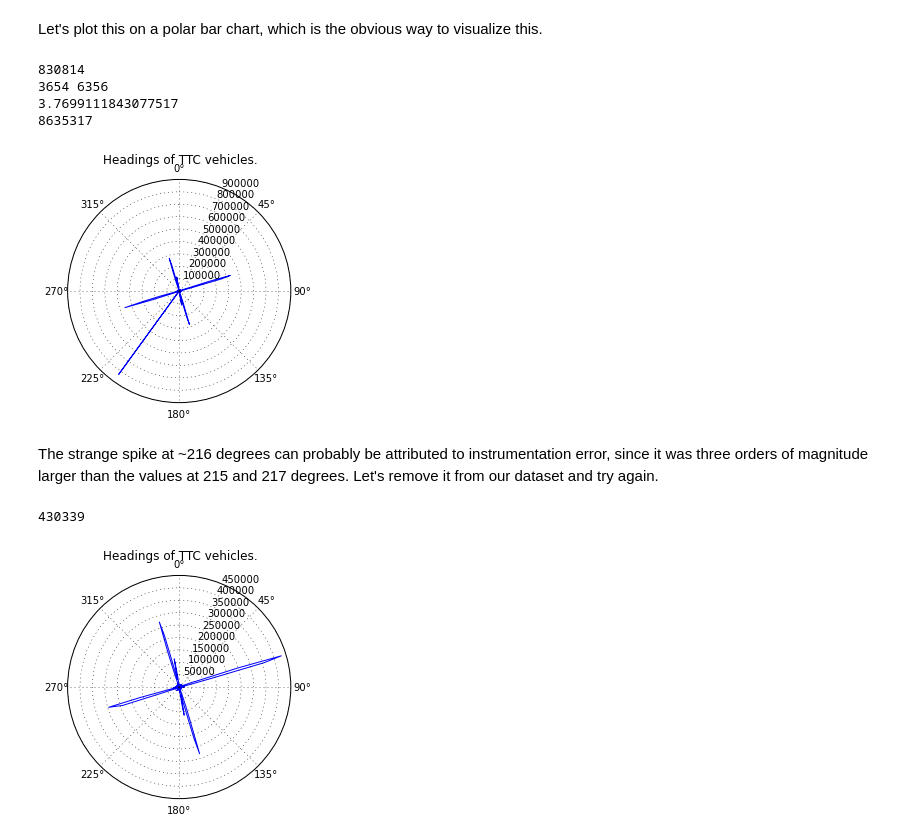
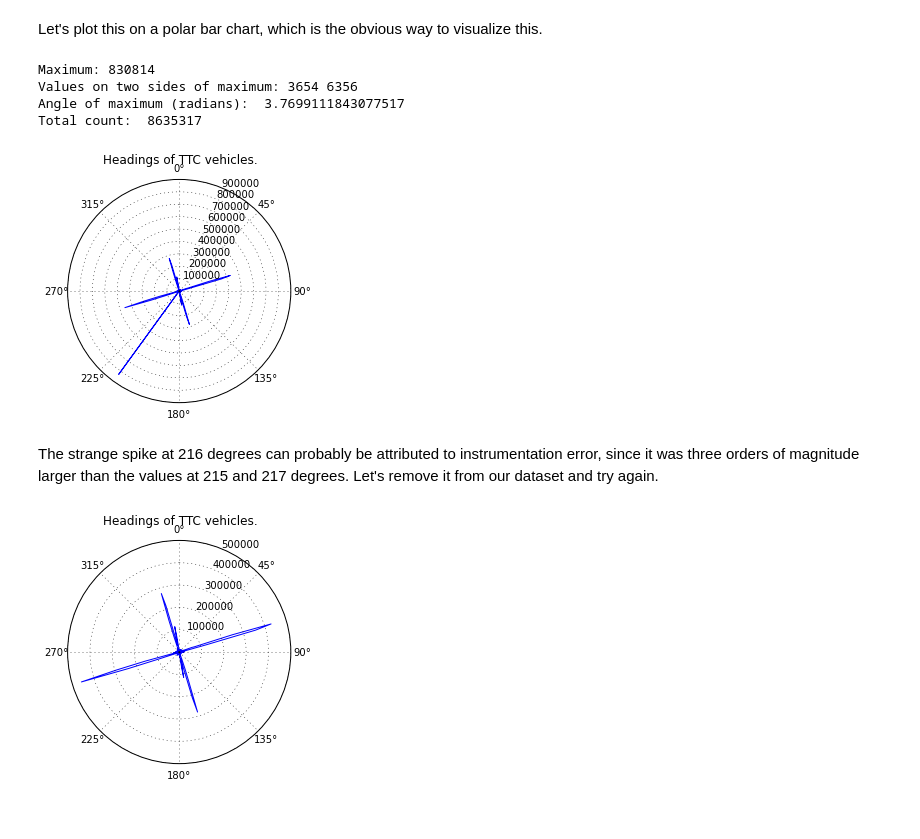
Before and after one commit to ericye16/TTC-Report, a Jupyter notebook: Data Summative.ipynb, the cells around one changed output. Cells and saved outputs as stored; diff of their text form; code cells hidden in the pictures.

```diff
--- a/Data Summative.ipynb
+++ b/Data Summative.ipynb
@@ -331,31 +380,29 @@ ax.grid(True)
 ax.set_theta_direction(-1)
 ax.set_theta_zero_location('N')
 plt.title("Headings of TTC vehicles.")
-print(max(r))
-print(r[r.index(max(r)) -1 ], r[r.index(max(r)) + 1])
-print(theta[r.index(max(r))])
-print(sum(r))
+print("Maximum: %s"% max(r))
+print("Values on two sides of maximum:",r[r.index(max(r)) -1 ], r[r.index(max(r)) + 1])
+print("Angle of maximum (radians): ", theta[r.index(max(r))])
+print("Total count: ", sum(r))
 # %% [output]
-830814
-3654 6356
-3.7699111843077517
-8635317
+Maximum: 830814
+Values on two sides of maximum: 3654 6356
+Angle of maximum (radians):  3.7699111843077517
+Total count:  8635317
 [figure]
 # %% [markdown]
-The strange spike at ~216 degrees can probably be attributed to instrumentation error, since it was three orders of magnitude larger than the values at 215 and 217 degrees. Let's remove it from our dataset and try again.
+The strange spike at 216 degrees can probably be attributed to instrumentation error, since it was three orders of magnitude larger than the values at 215 and 217 degrees. Let's remove it from our dataset and try again.
 # %%
 spike_idx = r.index(max(r))
 del r[spike_idx]
 del theta[spike_idx]
 
 ax = plt.subplot(111, polar=True)
 ax.plot(theta, r)
 ax.grid(True)
 
 ax.set_theta_direction(-1)
 ax.set_theta_zero_location('N')
-plt.title("Headings of TTC vehicles.")
-print(max(r))
+ti = plt.title("Headings of TTC vehicles.")
 # %% [output]
-430339
-[figure, old version]
+[figure, new version]
```
Also changed, not shown: parts of 17 cells of this notebook, 1 other file.
